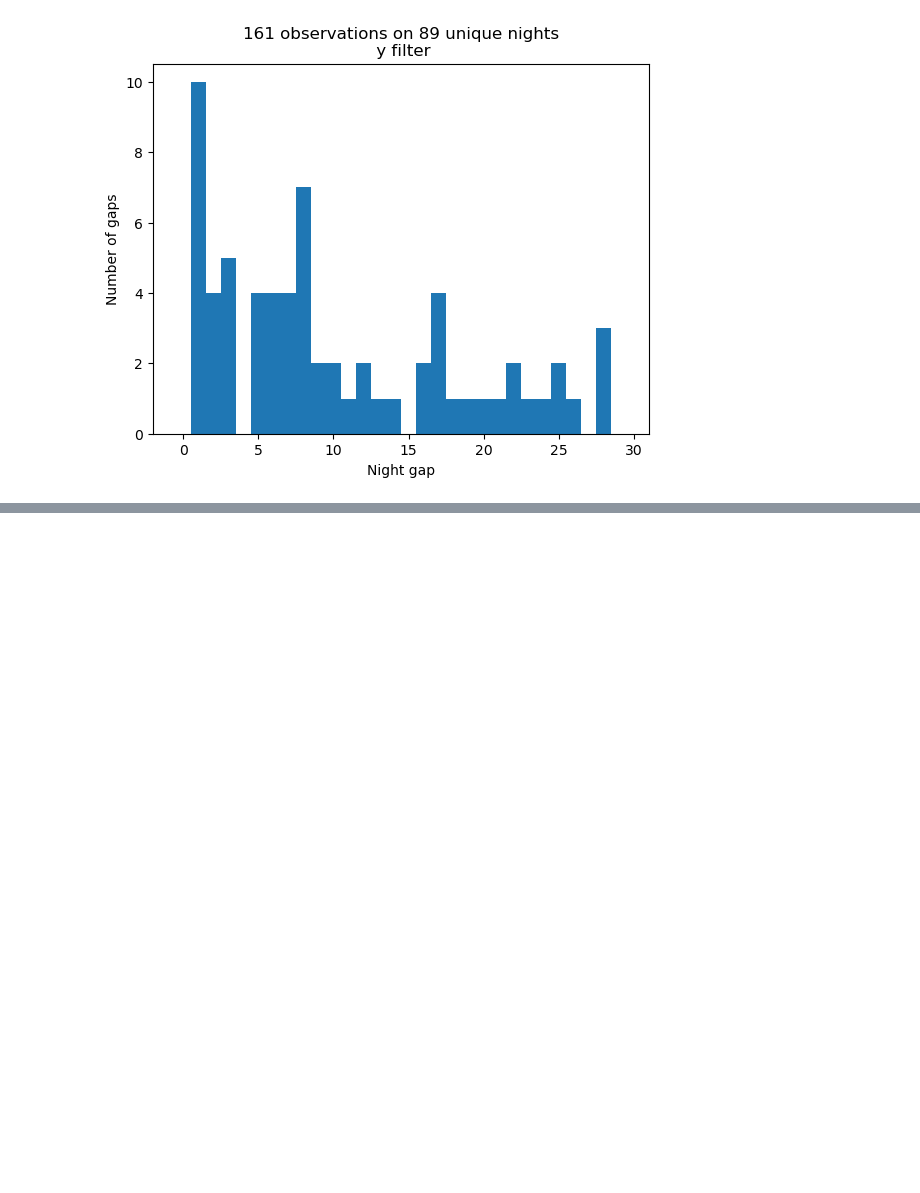
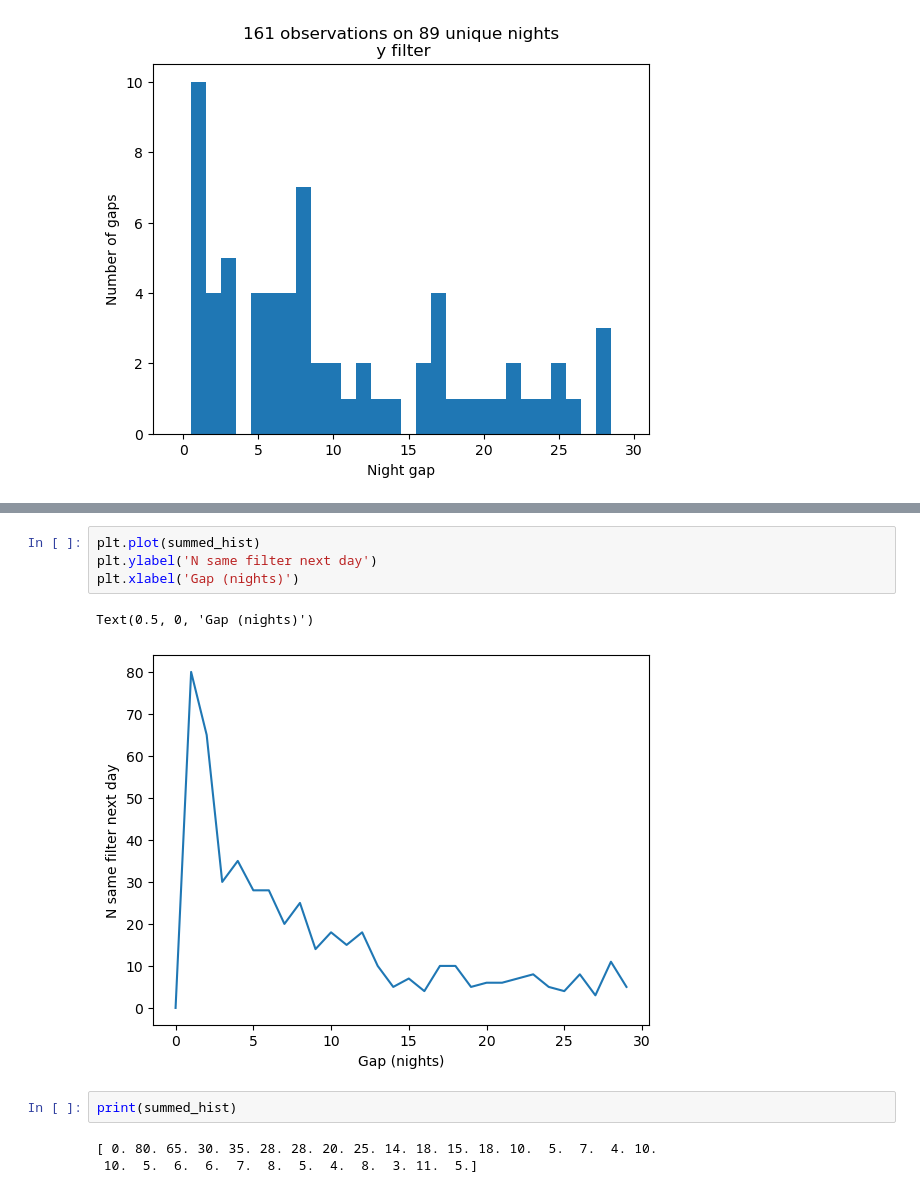
Before and after one commit to yoachim/22_Scratch, a Jupyter notebook: tgaps_debug/tgap_check.ipynb, the cells around one changed output, grey strips where cells are left out. Saved outputs shown, nothing was run; the diff lists cells and outputs as text; blank space fills up the shorter version.

```diff
--- a/tgaps_debug/tgap_check.ipynb
+++ b/tgaps_debug/tgap_check.ipynb
@@ -51,0 +62,12 @@ for filtername in 'ugrizy':
+# %%
+plt.plot(summed_hist)
+plt.ylabel('N same filter next day')
+plt.xlabel('Gap (nights)')
+# %% [output]
+Text(0.5, 0, 'Gap (nights)')
+[figure, added]
+# %%
+print(summed_hist)
+# %% [output]
+[ 0. 80. 65. 30. 35. 28. 28. 20. 25. 14. 18. 15. 18. 10.  5.  7.  4. 10.
+ 10.  5.  6.  6.  7.  8.  5.  4.  8.  3. 11.  5.]
```
Also changed, not shown: parts of 1 cell of this notebook, 2 other files.
